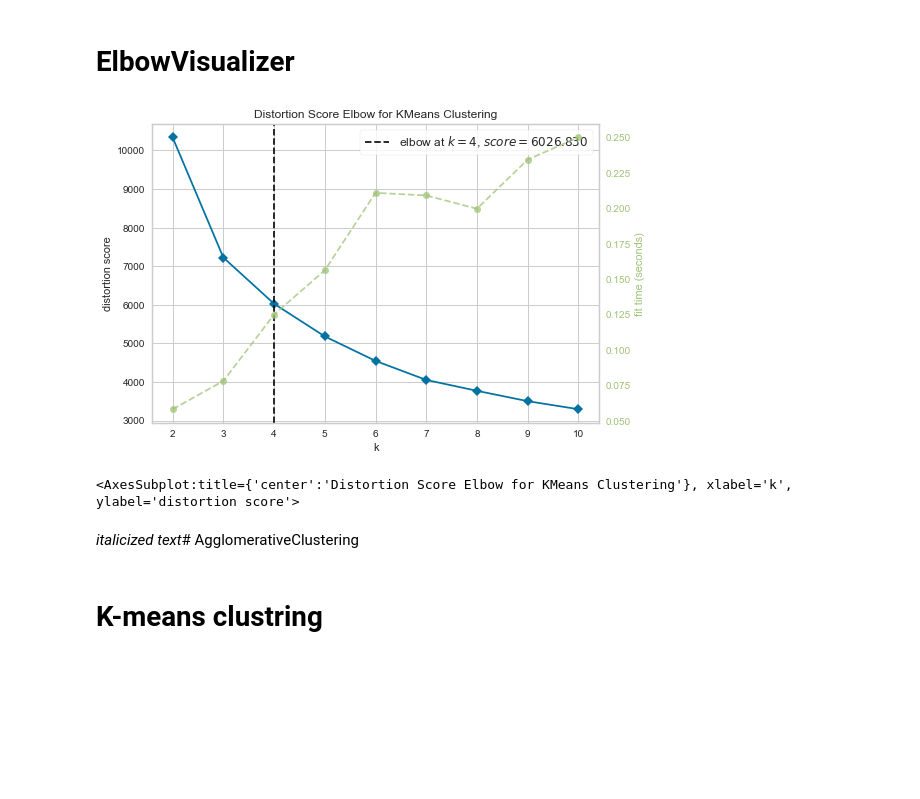
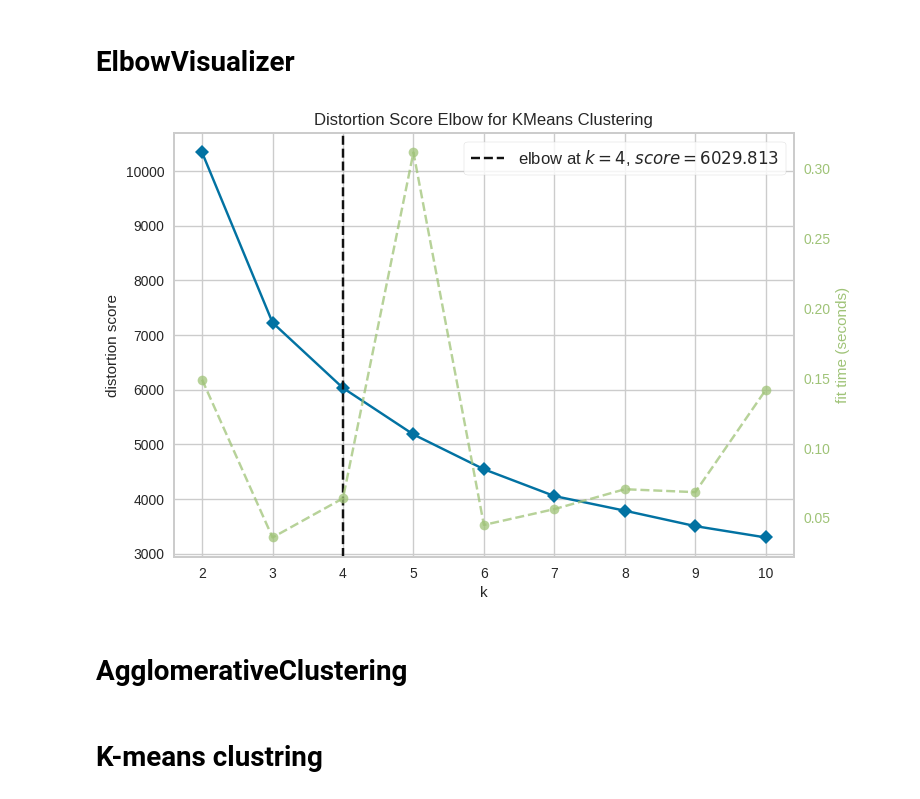
Before and after one commit to DaTaj-ai/MLCustomerSegmentation, a Jupyter notebook: personality segmentation/marketing_campaign.ipynb, the cells around one changed output. Saved outputs shown, nothing was run; the diff lists cells and outputs as text; code cells hidden in the pictures; blank space fills up the shorter version.

```diff
--- a/personality segmentation/marketing_campaign.ipynb
+++ b/personality segmentation/marketing_campaign.ipynb
@@ -65,7 +65,8 @@ df.duplicated().sum()
 # %% [markdown]
    - incorrect datatypes.
 # %%
-df["Dt_Customer"] = pd.to_datetime(df["Dt_Customer"])
+# df["Dt_Customer"] = pd.to_datetime(df["Dt_Customer"])
+df["Dt_Customer"] = pd.to_datetime(df["Dt_Customer"], format="%d-%m-%Y")
 # %% [markdown]
 - data now is in corected data types ✔️
 # %%
@@ -361,15 +382,15 @@ PCA_ds.head()
 # %%
 from yellowbrick.cluster import KElbowVisualizer
 from sklearn.cluster import AgglomerativeClustering
 from sklearn.cluster import KMeans
-Elbow_M = KElbowVisualizer(KMeans(), k=10)
+Elbow_M = KElbowVisualizer(KMeans(n_init=10), k=10)
 Elbow_M.fit(PCA_ds)
-Elbow_M.show()
+Elbow_M.show();
 # %% [output]
-[figure, old version]
+[figure, new version]
-<AxesSubplot:title={'center':'Distortion Score Elbow for KMeans Clustering'}, xlabel='k', ylabel='distortion score'>
 # %% [markdown]
-*italicized text*# AgglomerativeClustering
+
+# AgglomerativeClustering
 # %%
 #from sklearn.cluster import AgglomerativeClustering
 ##Initiating the Agglomerative Clustering model
```
Also changed, not shown: parts of 11 cells of this notebook.
